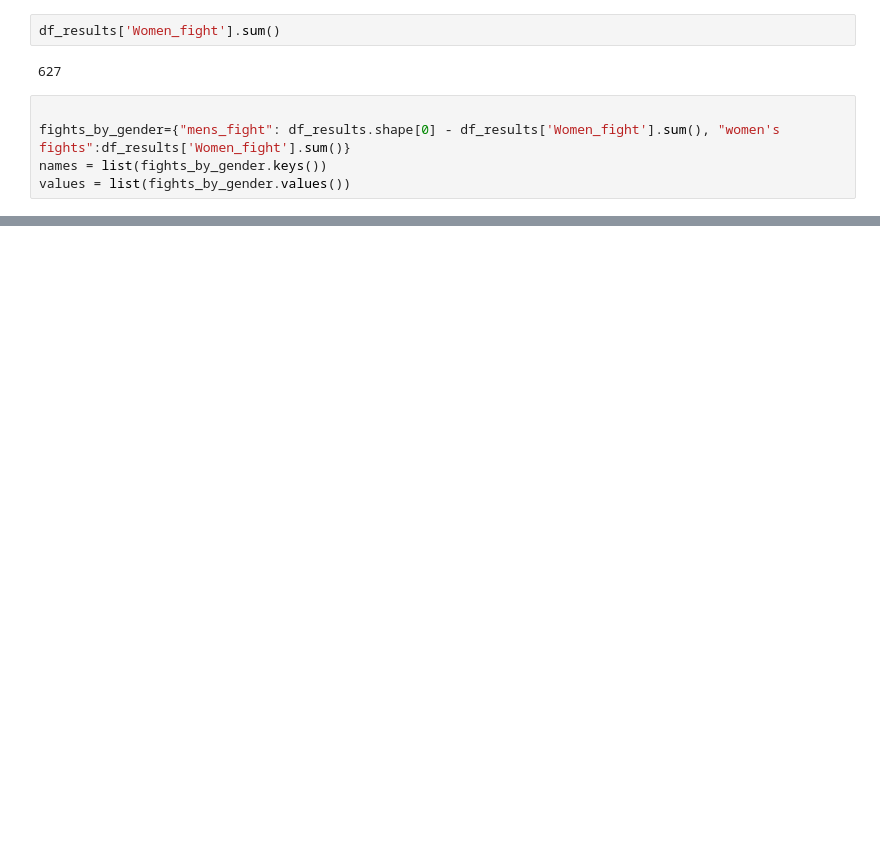
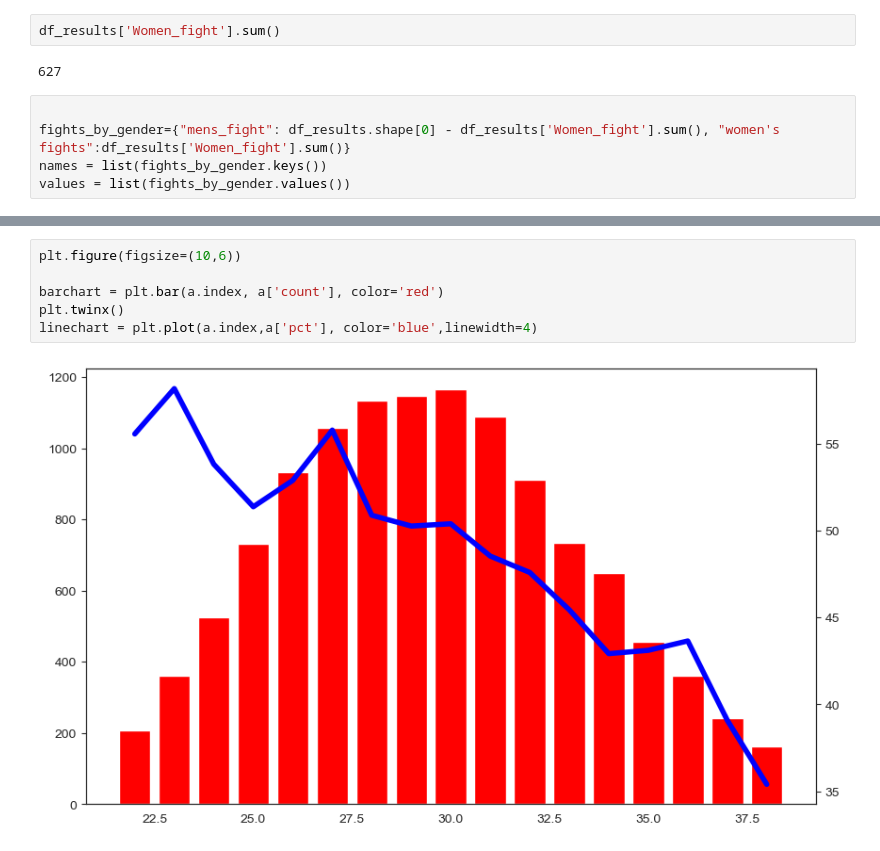
Before and after one commit to Mirda81/UFC-predictor-app, a Jupyter notebook: Grafy.ipynb, the cells around one changed output, grey strips where cells are left out. Saved outputs shown, nothing was run; the diff lists cells and outputs as text; blank space fills up the shorter version.

```diff
--- a/Grafy.ipynb
+++ b/Grafy.ipynb
@@ -66,0 +111,8 @@ plt.show()
+# %%
+plt.figure(figsize=(10,6))
+
+barchart = plt.bar(a.index, a['count'], color='red')
+plt.twinx()
+linechart = plt.plot(a.index,a['pct'], color='blue',linewidth=4)
+# %% [output]
+[figure, added]
```
Also changed, not shown: parts of 8 cells of this notebook, 5 other files.
